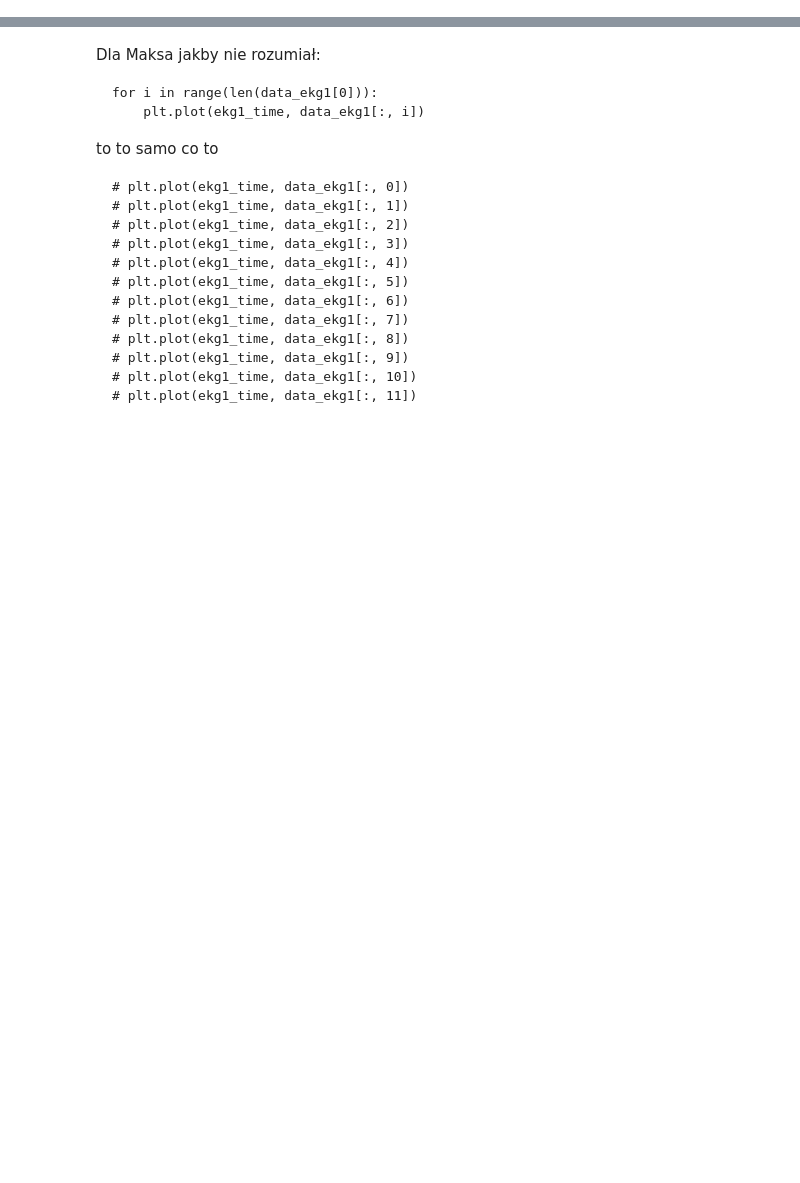
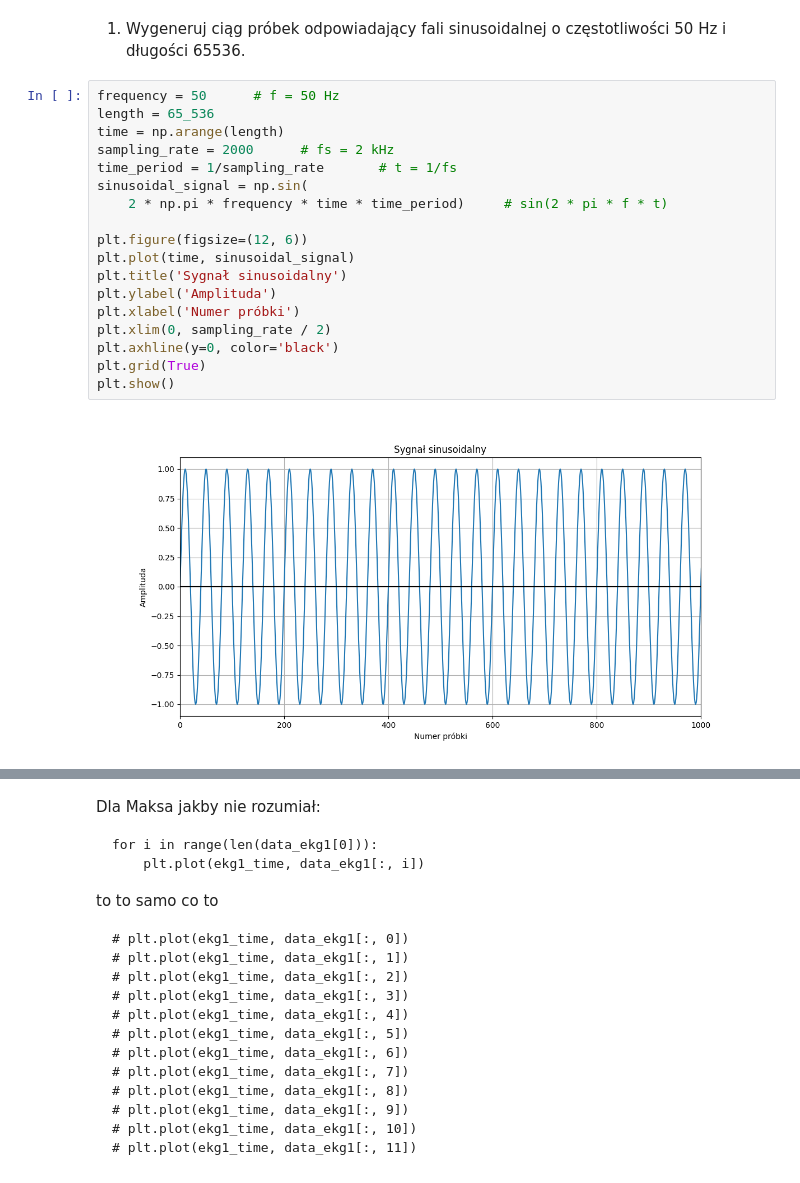
Before and after one commit to LUKIS123/CPSiO-PWR, a Jupyter notebook: Lab1/Lab1.ipynb, the cells around one changed output, grey strips where cells are left out. Cells and saved outputs as stored; diff of their text form; blank space fills up the shorter version.

```diff
--- a/Lab1/Lab1.ipynb
+++ b/Lab1/Lab1.ipynb
@@ -4,0 +133,23 @@ test
+# %% [markdown]
+1. Wygeneruj ciąg próbek odpowiadający fali sinusoidalnej o częstotliwości 50 Hz
+i długości 65536.
+# %%
+frequency = 50      # f = 50 Hz
+length = 65_536
+time = np.arange(length)
+sampling_rate = 2000      # fs = 2 kHz
+time_period = 1/sampling_rate       # t = 1/fs
+sinusoidal_signal = np.sin(
+    2 * np.pi * frequency * time * time_period)     # sin(2 * pi * f * t)
+
+plt.figure(figsize=(12, 6))
+plt.plot(time, sinusoidal_signal)
+plt.title('Sygnał sinusoidalny')
+plt.ylabel('Amplituda')
+plt.xlabel('Numer próbki')
+plt.xlim(0, sampling_rate / 2)
+plt.axhline(y=0, color='black')
+plt.grid(True)
+plt.show()
+# %% [output]
+[figure, added]
```
Also changed, not shown: parts of 25 cells of this notebook, 1 other file.
